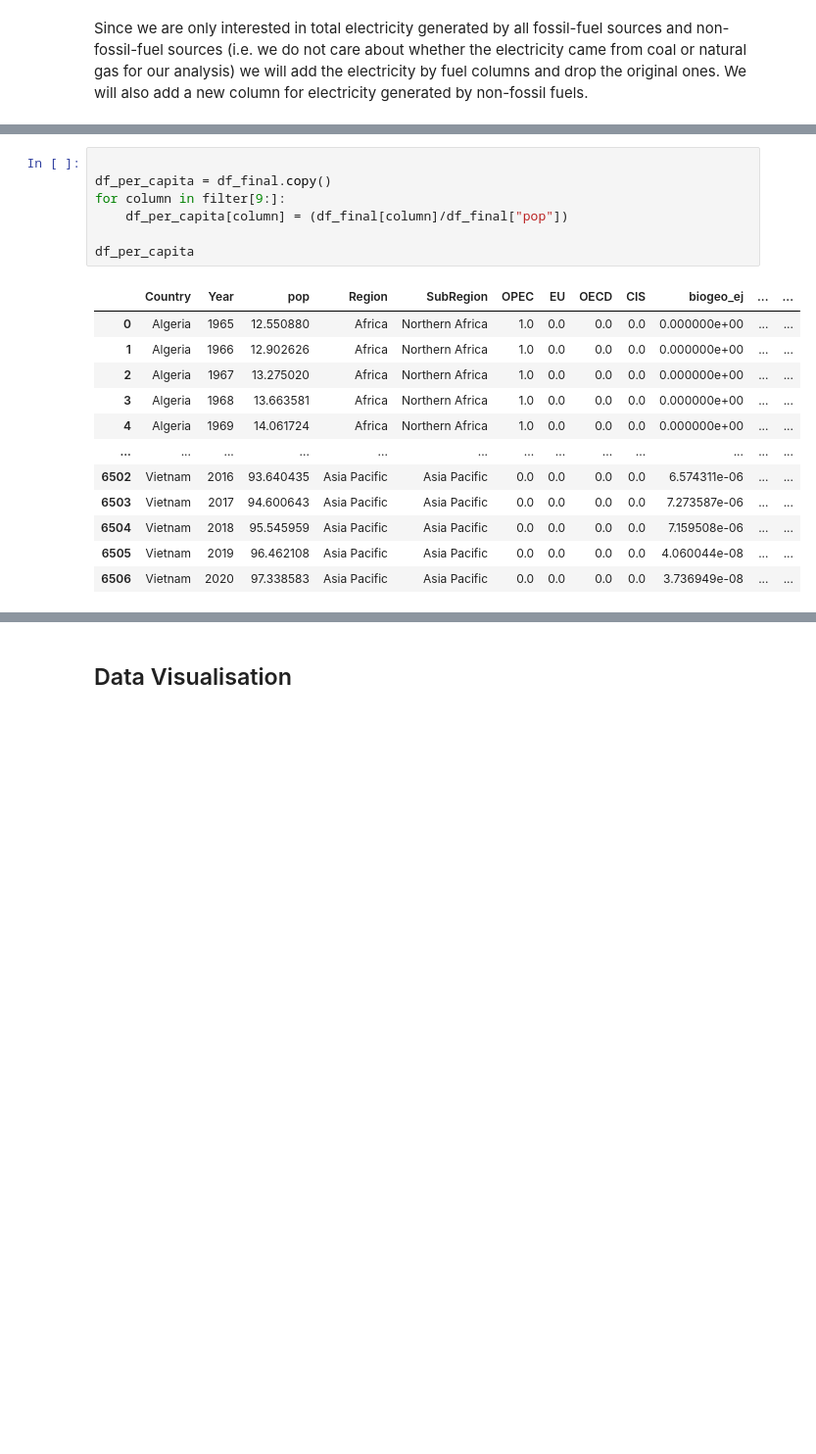
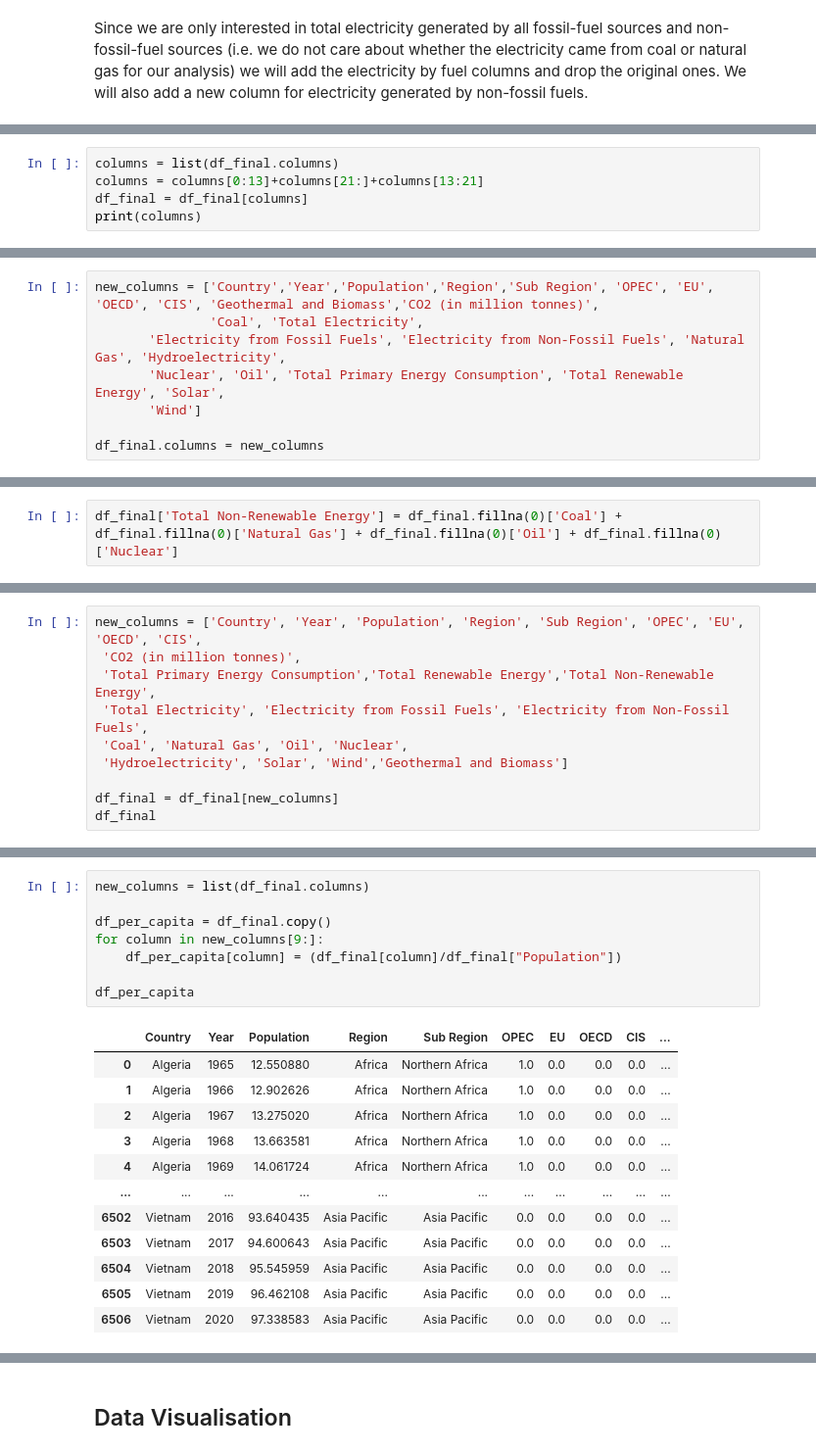
Before and after one commit to PranavaSinghal/DS203-Project, a Jupyter notebook: DS203_project.ipynb, the cells around one changed output, grey strips where cells are left out. Shown at 98% size. Saved outputs shown, nothing was run; the diff lists cells and outputs as text; blank space fills up the shorter version.

Commit message:
Cleaned energy data, started GDP and HDI

```diff
--- a/DS203_project.ipynb
+++ b/DS203_project.ipynb
@@ -715,0 +698,5 @@ df_final.drop(filter[13:16], axis = 1)
+# %%
+columns = list(df_final.columns)
+columns = columns[0:13]+columns[21:]+columns[13:21]
+df_final = df_final[columns]
+print(columns)
@@ -715,0 +707,8 @@ df_final.drop(filter[13:16], axis = 1)
+# %%
+new_columns = ['Country','Year','Population','Region','Sub Region', 'OPEC', 'EU', 'OECD', 'CIS', 'Geothermal and Biomass','CO2 (in million tonnes)',
+               'Coal', 'Total Electricity',
+       'Electricity from Fossil Fuels', 'Electricity from Non-Fossil Fuels', 'Natural Gas', 'Hydroelectricity',
+       'Nuclear', 'Oil', 'Total Primary Energy Consumption', 'Total Renewable Energy', 'Solar',
+       'Wind']
+
+df_final.columns = new_columns
@@ -715,0 +720,2 @@ df_final.drop(filter[13:16], axis = 1)
+# %%
+df_final['Total Non-Renewable Energy'] = df_final.fillna(0)['Coal'] + df_final.fillna(0)['Natural Gas'] + df_final.fillna(0)['Oil'] + df_final.fillna(0)['Nuclear']
@@ -715,0 +746,10 @@ df_final.drop(filter[13:16], axis = 1)
+# %%
+new_columns = ['Country', 'Year', 'Population', 'Region', 'Sub Region', 'OPEC', 'EU', 'OECD', 'CIS',
+ 'CO2 (in million tonnes)',
+ 'Total Primary Energy Consumption','Total Renewable Energy','Total Non-Renewable Energy',
+ 'Total Electricity', 'Electricity from Fossil Fuels', 'Electricity from Non-Fossil Fuels',
+ 'Coal', 'Natural Gas', 'Oil', 'Nuclear',
+ 'Hydroelectricity', 'Solar', 'Wind','Geothermal and Biomass']
+
+df_final = df_final[new_columns]
+df_final
@@ -718,21 +772,22 @@ df_final.drop(filter[13:16], axis = 1)
 # %%
+new_columns = list(df_final.columns)
 
 df_per_capita = df_final.copy()
-for column in filter[9:]:
-    df_per_capita[column] = (df_final[column]/df_final["pop"])
+for column in new_columns[9:]:
+    df_per_capita[column] = (df_final[column]/df_final["Population"])
 
 df_per_capita
 # %% [output]
-|  | Country | Year | pop | Region | SubRegion | OPEC | EU | OECD | CIS | biogeo_ej | ... | ... |
-| 0 | Algeria | 1965 | 12.550880 | Africa | Northern Africa | 1.0 | 0.0 | 0.0 | 0.0 | 0.000000e+00 | ... | ... |
-| 1 | Algeria | 1966 | 12.902626 | Africa | Northern Africa | 1.0 | 0.0 | 0.0 | 0.0 | 0.000000e+00 | ... | ... |
-| 2 | Algeria | 1967 | 13.275020 | Africa | Northern Africa | 1.0 | 0.0 | 0.0 | 0.0 | 0.000000e+00 | ... | ... |
-| 3 | Algeria | 1968 | 13.663581 | Africa | Northern Africa | 1.0 | 0.0 | 0.0 | 0.0 | 0.000000e+00 | ... | ... |
-| 4 | Algeria | 1969 | 14.061724 | Africa | Northern Africa | 1.0 | 0.0 | 0.0 | 0.0 | 0.000000e+00 | ... | ... |
-| ... | ... | ... | ... | ... | ... | ... | ... | ... | ... | ... | ... | ... |
-| 6502 | Vietnam | 2016 | 93.640435 | Asia Pacific | Asia Pacific | 0.0 | 0.0 | 0.0 | 0.0 | 6.574311e-06 | ... | ... |
-| 6503 | Vietnam | 2017 | 94.600643 | Asia Pacific | Asia Pacific | 0.0 | 0.0 | 0.0 | 0.0 | 7.273587e-06 | ... | ... |
-| 6504 | Vietnam | 2018 | 95.545959 | Asia Pacific | Asia Pacific | 0.0 | 0.0 | 0.0 | 0.0 | 7.159508e-06 | ... | ... |
-| 6505 | Vietnam | 2019 | 96.462108 | Asia Pacific | Asia Pacific | 0.0 | 0.0 | 0.0 | 0.0 | 4.060044e-08 | ... | ... |
-| 6506 | Vietnam | 2020 | 97.338583 | Asia Pacific | Asia Pacific | 0.0 | 0.0 | 0.0 | 0.0 | 3.736949e-08 | ... | ... |
+|  | Country | Year | Population | Region | Sub Region | OPEC | EU | OECD | CIS | ... |
+| 0 | Algeria | 1965 | 12.550880 | Africa | Northern Africa | 1.0 | 0.0 | 0.0 | 0.0 | ... |
+| 1 | Algeria | 1966 | 12.902626 | Africa | Northern Africa | 1.0 | 0.0 | 0.0 | 0.0 | ... |
+| 2 | Algeria | 1967 | 13.275020 | Africa | Northern Africa | 1.0 | 0.0 | 0.0 | 0.0 | ... |
+| 3 | Algeria | 1968 | 13.663581 | Africa | Northern Africa | 1.0 | 0.0 | 0.0 | 0.0 | ... |
+| 4 | Algeria | 1969 | 14.061724 | Africa | Northern Africa | 1.0 | 0.0 | 0.0 | 0.0 | ... |
+| ... | ... | ... | ... | ... | ... | ... | ... | ... | ... | ... |
+| 6502 | Vietnam | 2016 | 93.640435 | Asia Pacific | Asia Pacific | 0.0 | 0.0 | 0.0 | 0.0 | ... |
+| 6503 | Vietnam | 2017 | 94.600643 | Asia Pacific | Asia Pacific | 0.0 | 0.0 | 0.0 | 0.0 | ... |
+| 6504 | Vietnam | 2018 | 95.545959 | Asia Pacific | Asia Pacific | 0.0 | 0.0 | 0.0 | 0.0 | ... |
+| 6505 | Vietnam | 2019 | 96.462108 | Asia Pacific | Asia Pacific | 0.0 | 0.0 | 0.0 | 0.0 | ... |
+| 6506 | Vietnam | 2020 | 97.338583 | Asia Pacific | Asia Pacific | 0.0 | 0.0 | 0.0 | 0.0 | ... |
 5003 rows × 24 columns
```
Also changed, not shown: parts of 54 cells of this notebook.
